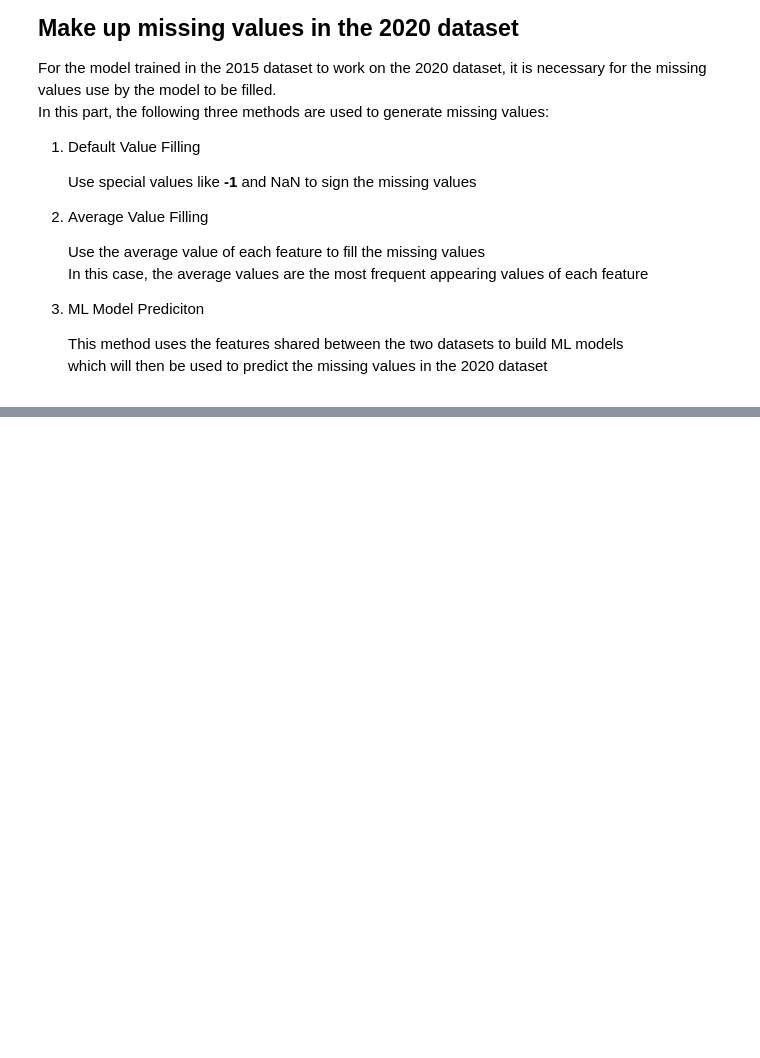
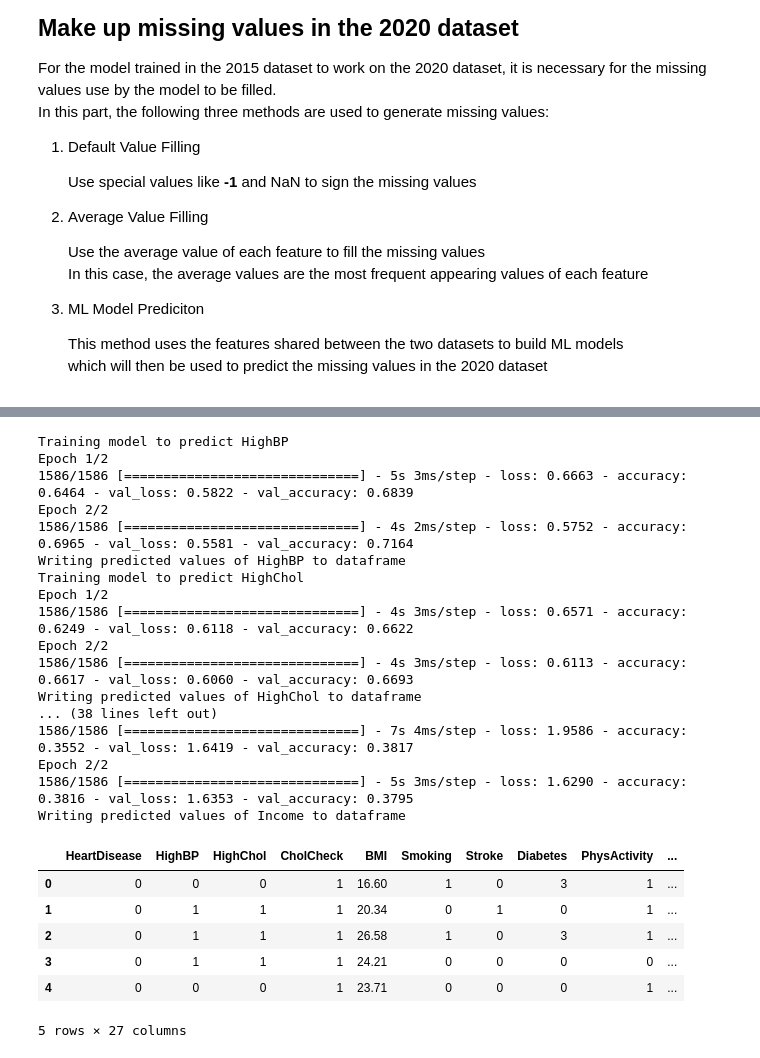
Before and after one commit to OzelotVanilla/PythonCourseRepos, a Jupyter notebook: Project_Concept_Demo.ipynb, the cells around one changed output, grey strips where cells are left out. Cells and saved outputs as stored; diff of their text form; code cells hidden in the pictures; blank space fills up the shorter version.

```diff
--- a/Project_Concept_Demo.ipynb
+++ b/Project_Concept_Demo.ipynb
@@ -336,0 +421,32 @@ df_2020 = pd.read_csv('datasets/data_2020.modified.csv')
+# %%
+# Import the self-defined tool function for default value filling to simplify the code
+from train.pre_processing import mlPredictValueMakeUp
+df_2020_ml = df_2020.copy(deep=False)
+makeUpAllMissingValue(df_src=df_2015, df_dist=df_2020_ml, makeUpFunc=mlPredictValueMakeUp, output_dir='models/mlModelPredictionMakeUp')
+# Display the maked up dataset
+df_2020_ml.head()
+# %% [output]
+Training model to predict HighBP
+Epoch 1/2
+1586/1586 [==============================] - 5s 3ms/step - loss: 0.6663 - accuracy: 0.6464 - val_loss: 0.5822 - val_accuracy: 0.6839
+Epoch 2/2
+1586/1586 [==============================] - 4s 2ms/step - loss: 0.5752 - accuracy: 0.6965 - val_loss: 0.5581 - val_accuracy: 0.7164
+Writing predicted values of HighBP to dataframe
+Training model to predict HighChol
+Epoch 1/2
+1586/1586 [==============================] - 4s 3ms/step - loss: 0.6571 - accuracy: 0.6249 - val_loss: 0.6118 - val_accuracy: 0.6622
+Epoch 2/2
+1586/1586 [==============================] - 4s 3ms/step - loss: 0.6113 - accuracy: 0.6617 - val_loss: 0.6060 - val_accuracy: 0.6693
+Writing predicted values of HighChol to dataframe
+... (38 lines left out)
+1586/1586 [==============================] - 7s 4ms/step - loss: 1.9586 - accuracy: 0.3552 - val_loss: 1.6419 - val_accuracy: 0.3817
+Epoch 2/2
+1586/1586 [==============================] - 5s 3ms/step - loss: 1.6290 - accuracy: 0.3816 - val_loss: 1.6353 - val_accuracy: 0.3795
+Writing predicted values of Income to dataframe
+|  | HeartDisease | HighBP | HighChol | CholCheck | BMI | Smoking | Stroke | Diabetes | PhysActivity | ... |
+| 0 | 0 | 0 | 0 | 1 | 16.60 | 1 | 0 | 3 | 1 | ... |
+| 1 | 0 | 1 | 1 | 1 | 20.34 | 0 | 1 | 0 | 1 | ... |
+| 2 | 0 | 1 | 1 | 1 | 26.58 | 1 | 0 | 3 | 1 | ... |
+| 3 | 0 | 1 | 1 | 1 | 24.21 | 0 | 0 | 0 | 0 | ... |
+| 4 | 0 | 0 | 0 | 1 | 23.71 | 0 | 0 | 0 | 1 | ... |
+5 rows × 27 columns
```
Also changed, not shown: parts of 22 cells of this notebook, 1 other file.
